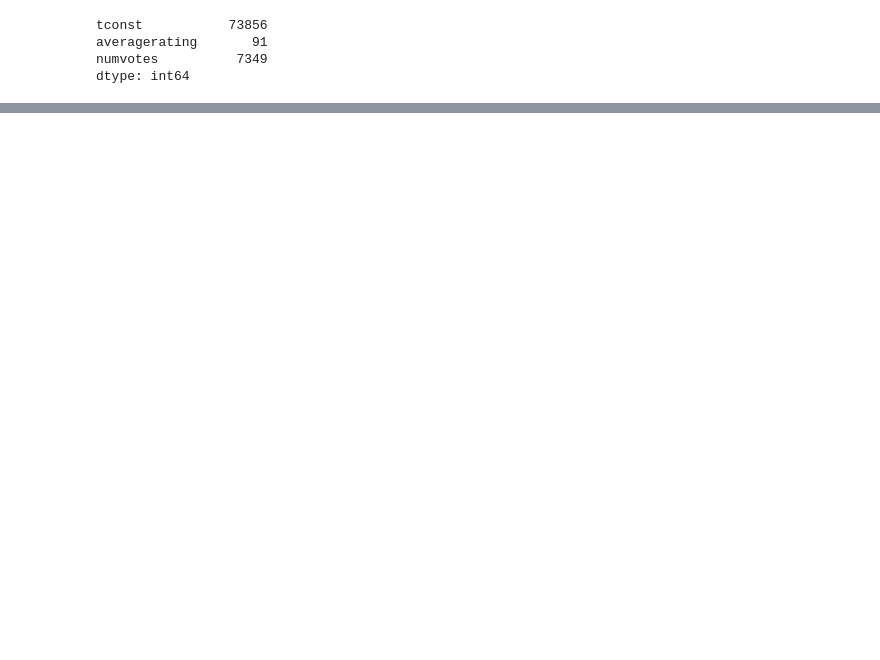
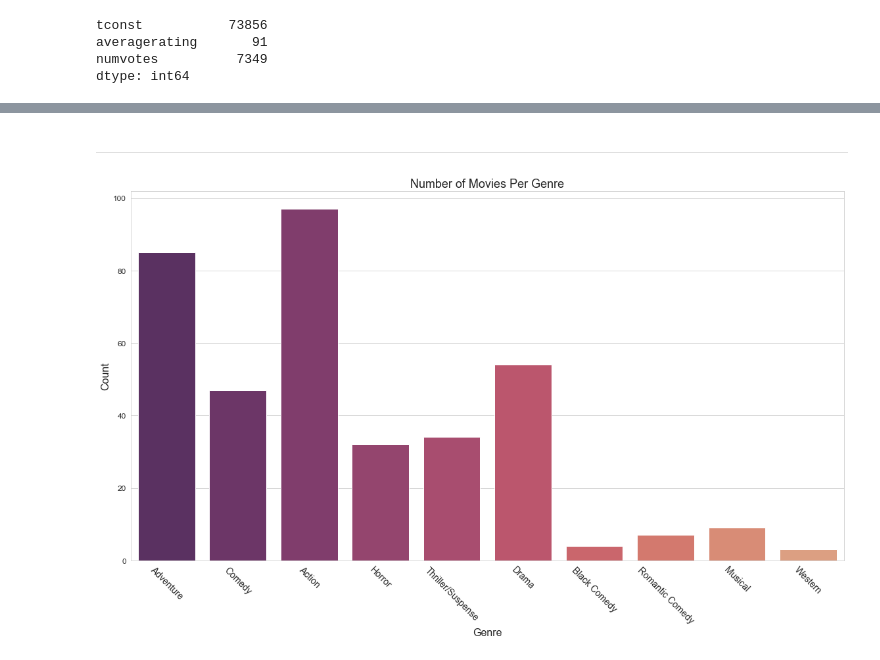
Before and after one commit to DtonesOD1/dsc-phase-1-project-v2-3, a Jupyter notebook: student.ipynb, the cells around one changed output, grey strips where cells are left out. Cells and saved outputs as stored; diff of their text form; code cells hidden in the pictures; blank space fills up the shorter version.

```diff
--- a/student.ipynb
+++ b/student.ipynb
@@ -223,0 +600,3 @@ ValueError: Unable to coerce to Series, length must be 11: given 1
+# %%
+# Here we are dropping the discussed columns.
+All_data.drop(['genres', 'DomesticBox Office', 'InternationalBox Office', 'Unnamed: 0', 'primary_title', 'original_title'], axis=1, inplace=True)
@@ -223,0 +611,5 @@ ValueError: Unable to coerce to Series, length must be 11: given 1
+# %%
+All_data['ROI'] = ((All_data['WorldwideBox Office']-All_data['ProductionBudget'])
+                  /All_data['ProductionBudget'])
+
+All_data.head(50)
@@ -223,0 +634,5 @@ ValueError: Unable to coerce to Series, length must be 11: given 1
+# %%
+# The ROI column was successfully created, but there are some rows where we get 'inf' or infinity returned
+# which is an issue when dividing by zero. For this I will delete the rows in production budget with the value 0.
+
+All_data = All_data[All_data.ProductionBudget != 0]
@@ -223,0 +680,2 @@ ValueError: Unable to coerce to Series, length must be 11: given 1
+# %%
+All_data.drop_duplicates(subset=['Title'], inplace = True)
@@ -223,0 +871,14 @@ ValueError: Unable to coerce to Series, length must be 11: given 1
+# %% [markdown]
+***
+# %%
+plt.figure(figsize=(16,10))
+sns.countplot(x='Genre', data=All_data, palette='flare_r')
+plt.title('Number of Movies Per Genre', fontsize=18)
+plt.ylabel('Count', fontsize=16)
+plt.xlabel('Genre', fontsize=16)
+plt.xticks(fontsize=14)
+plt.yticks(fontsize=12)
+plt.xticks(rotation=-45);
+plt.tight_layout()
+# %% [output]
+[figure, added]
```
Also changed, not shown: parts of 142 cells of this notebook.
